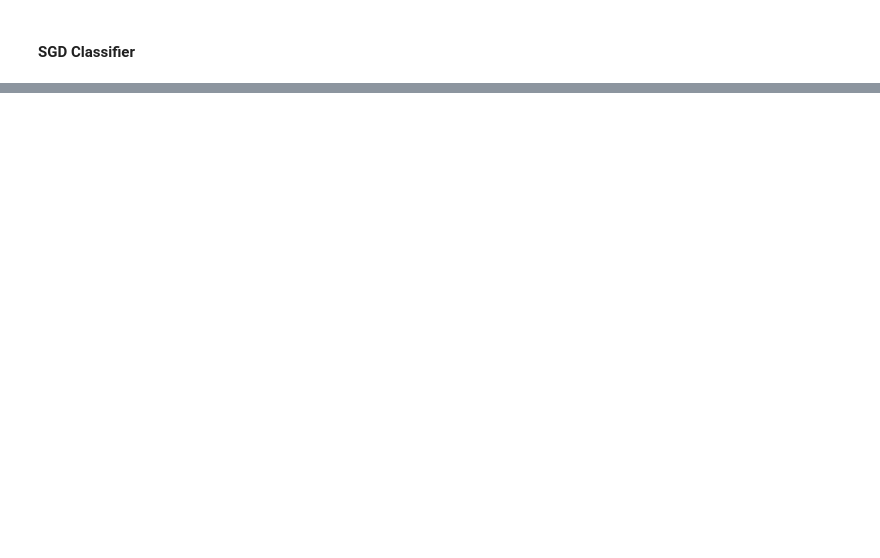
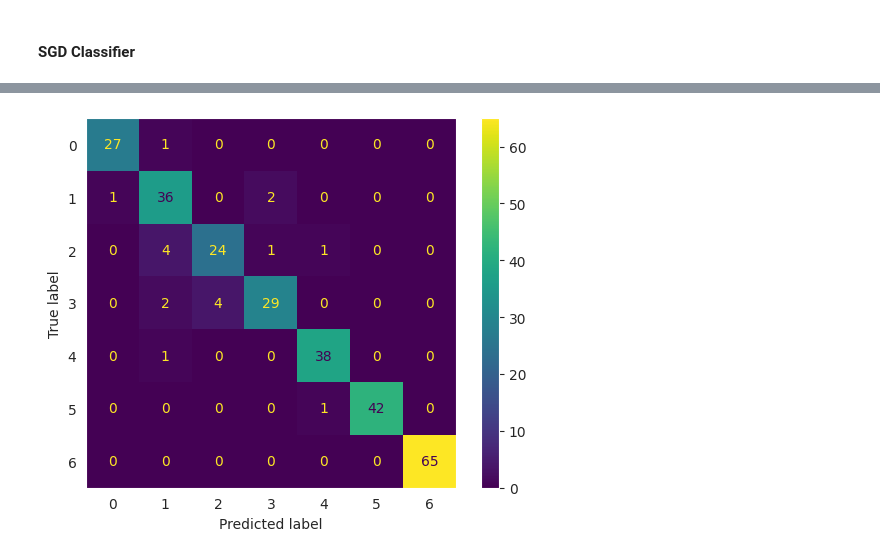
Before and after one commit to jeffwongqy/Explainable-Machine-Learning-for-Obesity-Risk-Classification, a Jupyter notebook: obesity_risk_classification.ipynb, the cells around one changed output, grey strips where cells are left out. Saved outputs shown, nothing was run; the diff lists cells and outputs as text; code cells hidden in the pictures; blank space fills up the shorter version.

```diff
--- a/obesity_risk_classification.ipynb
+++ b/obesity_risk_classification.ipynb
@@ -525,0 +596,7 @@ print(gs_sgd.best_score_)
+# %%
+disp_test = ConfusionMatrixDisplay(cm_test, display_labels = voting_clf.classes_)
+disp_test.plot()
+plt.grid(False)
+plt.show()
+# %% [output]
+[figure, added]
```
Also changed, not shown: parts of 20 cells of this notebook.
